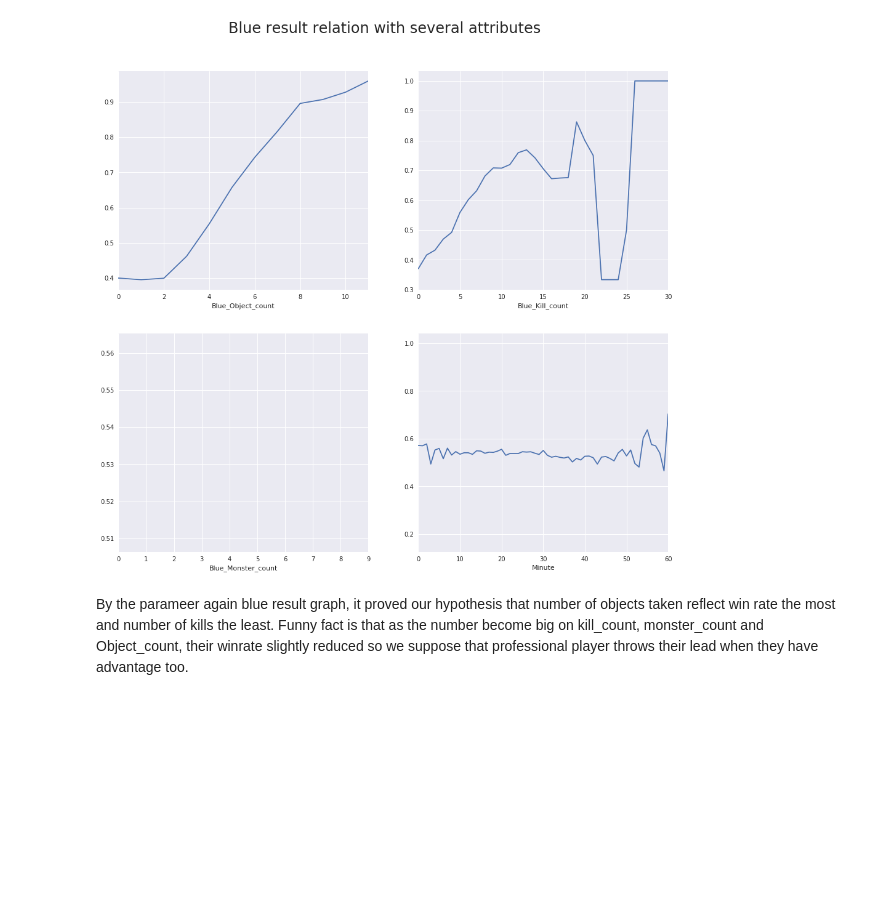
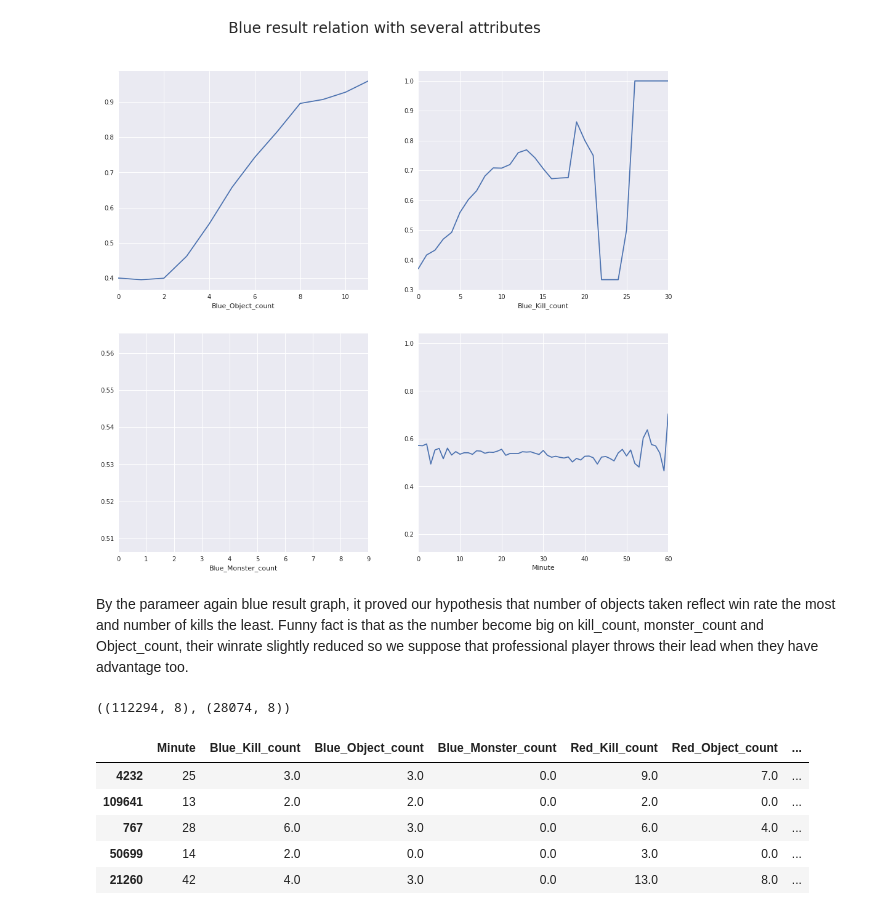
Before and after one commit to Kaixinc/Tools2_Final-Project, a Jupyter notebook: Tools_Final_Project.ipynb, the cells around one changed output. Drawn from its saved outputs; the diff is of its cells as text; code cells hidden in the pictures; blank space fills up the shorter version.

```diff
--- a/Tools_Final_Project.ipynb
+++ b/Tools_Final_Project.ipynb
@@ -1176,3 +1196,18 @@ left=0.0, right=0.0
 [figure]
 # %% [markdown]
 By the parameer again blue result graph, it proved our hypothesis that number of objects taken reflect win rate the most and number of kills the least. Funny fact is that as the number become big on kill_count, monster_count and Object_count, their winrate slightly reduced so we suppose that professional player throws their lead when they have advantage too.
+# %%
+train_set_df, val_set_df = train_test_split(train_df, test_size = .2, random_state= 1)
+# %%
+train_set_df.shape, val_set_df.shape
+# %% [output]
+((112294, 8), (28074, 8))
+# %%
+train_set_df.head()
+# %% [output]
+|  | Minute | Blue_Kill_count | Blue_Object_count | Blue_Monster_count | Red_Kill_count | Red_Object_count | ... |
+| 4232 | 25 | 3.0 | 3.0 | 0.0 | 9.0 | 7.0 | ... |
+| 109641 | 13 | 2.0 | 2.0 | 0.0 | 2.0 | 0.0 | ... |
+| 767 | 28 | 6.0 | 3.0 | 0.0 | 6.0 | 4.0 | ... |
+| 50699 | 14 | 2.0 | 0.0 | 0.0 | 3.0 | 0.0 | ... |
+| 21260 | 42 | 4.0 | 3.0 | 0.0 | 13.0 | 8.0 | ... |
```
Also changed, not shown: parts of 20 cells of this notebook.
